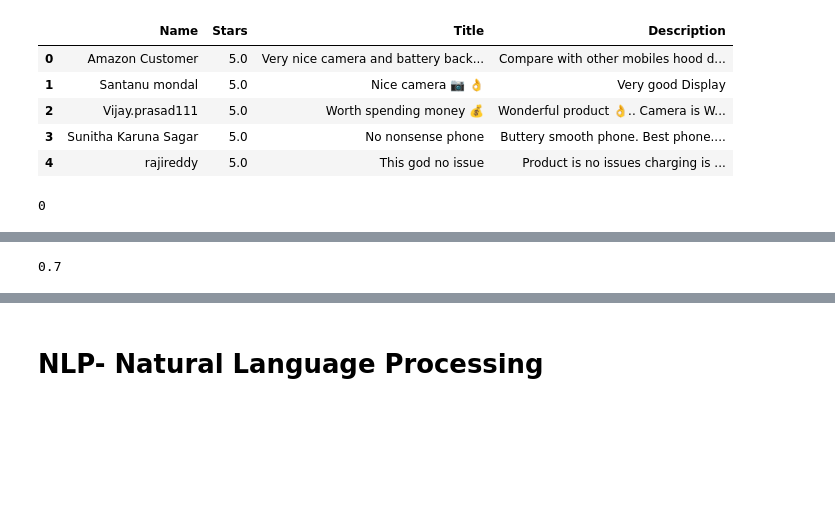
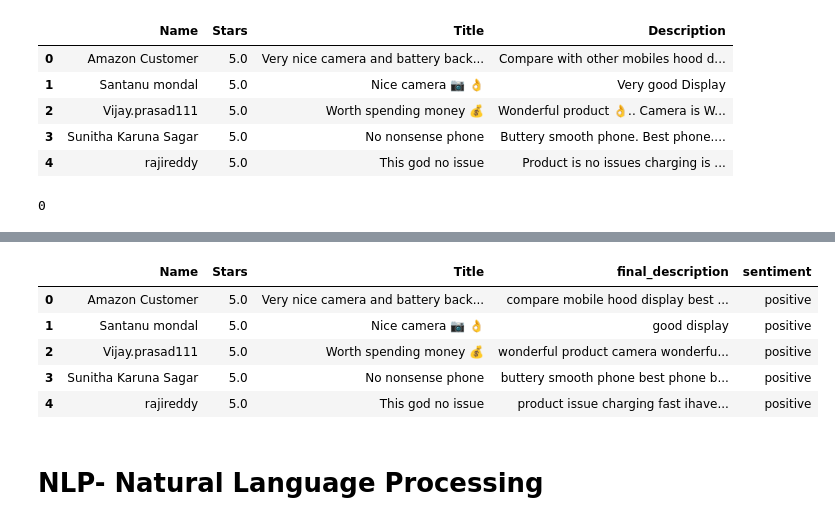
Before and after one commit to Lavan1999/EndToEnd_Amazon_review_project, a Jupyter notebook: Amazon_Reviews_End_to_End_project.ipynb, the cells around one changed output, grey strips where cells are left out. Cells and saved outputs as stored; diff of their text form; code cells hidden in the pictures; blank space fills up the shorter version.

```diff
--- a/Amazon_Reviews_End_to_End_project.ipynb
+++ b/Amazon_Reviews_End_to_End_project.ipynb
@@ -231,0 +260,2 @@ True
+# %%
+df.drop(['Description','cleaned_description','tokenized_description',	'filtered_description','lemmatized_description'], axis=1, inplace=True)
@@ -235,3 +273,0 @@ sid = SentimentIntensityAnalyzer()
-# %%
-df["scores"]=df["Description"].apply(lambda review: sid.polarity_scores(review))
-df
@@ -252,3 +273,0 @@ df
-# %%
-df["compound"] = df["scores"].apply(lambda x:x["compound"])
-df
@@ -269,3 +273,0 @@ df
-# %%
-df["comp_out"] = df["compound"].apply(lambda score : "pos" if score >=0.6 else "neg")
-df.head()
@@ -281,4 +274,34 @@ from sklearn.metrics import accuracy_score
-# %%
-accuracy_score(df["predicted_label"],df["comp_out"])
-# %% [output]
-0.7
+# %%
+# Download the VADER lexicon
+nltk.download('vader_lexicon')
+
+# Initialize the VADER sentiment intensity analyzer
+sia = SentimentIntensityAnalyzer()
+
+'''# Function to get sentiment score
+def get_sentiment(text):
+    scores = sia.polarity_scores(text)
+    if scores['compound'] >= 0.05:
+        return 'positive'
+    elif scores['compound'] <= -0.05:
+        return 'negative'
+    else:
+        return "neutral"'''
+
+# Function to get sentiment score with adjusted thresholds
+def get_sentiment(text):
+    scores = sia.polarity_scores(text)
+    if scores['compound'] > 0.1:
+        return 'positive'
+    elif scores['compound'] < -0.1:
+        return 'negative'
+    else:
+        return 'neutral'
+
+
+# Apply sentiment analysis
+df['sentiment'] = df['final_description'].apply(get_sentiment)
+
+# Display the first few rows with the new 'sentiment' column
+df.head()
+# %% [output]
@@ -285,3 +310,9 @@ accuracy_score(df["predicted_label"],df["comp_out"])
+|  | Name | Stars | Title | final_description | sentiment |
+| 0 | Amazon Customer | 5.0 | Very nice camera and battery back... | compare mobile hood display best ... | positive |
+| 1 | Santanu mondal | 5.0 | Nice camera 📷 👌 | good display | positive |
+| 2 | Vijay.prasad111 | 5.0 | Worth spending money 💰 | wonderful product camera wonderfu... | positive |
+| 3 | Sunitha Karuna Sagar | 5.0 | No nonsense phone | buttery smooth phone best phone b... | positive |
+| 4 | rajireddy | 5.0 | This god no issue | product issue charging fast ihave... | positive |
 # %% [markdown]
 # NLP- Natural Language Processing
 # %%
```
Also changed, not shown: parts of 30 cells of this notebook.
